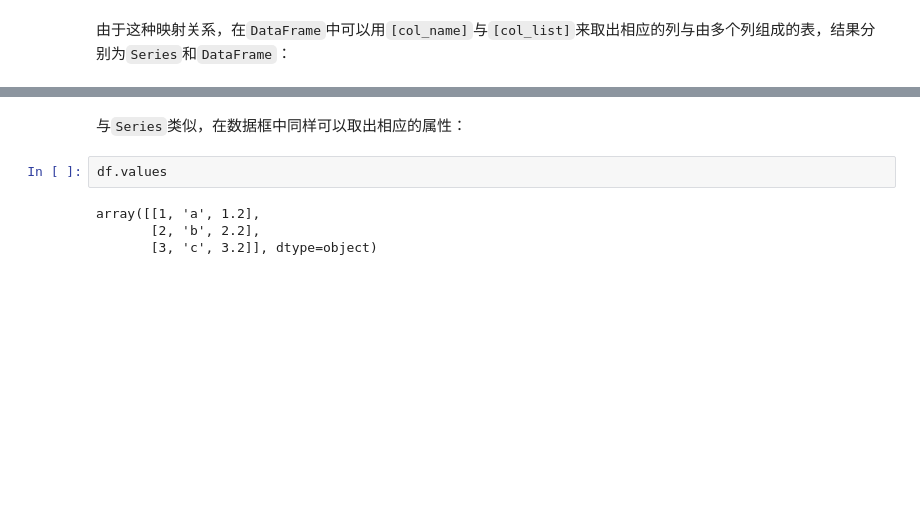
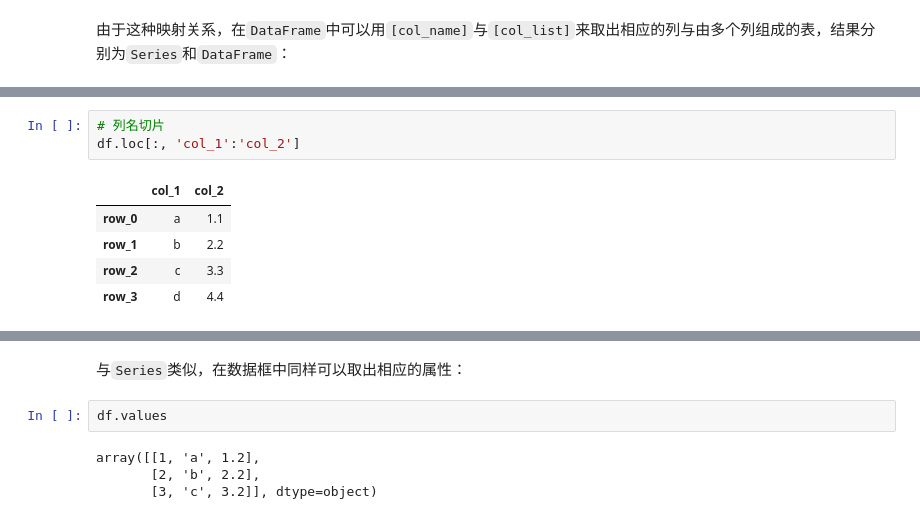
Before and after one commit to vcfriend/python-demo, a Jupyter notebook: pandas/joyful-pandas/notebook/第二章 pandas基础.ipynb, the cells around one changed output, grey strips where cells are left out. Drawn from its saved outputs; the diff is of its cells as text; blank space fills up the shorter version.

```diff
--- a/pandas/joyful-pandas/notebook/第二章 pandas基础.ipynb
+++ b/pandas/joyful-pandas/notebook/第二章 pandas基础.ipynb
@@ -268,0 +281,9 @@ df[['col_0', 'col_1']]
+# %%
+# 列名切片
+df.loc[:, 'col_1':'col_2']
+# %% [output]
+|  | col_1 | col_2 |
+| row_0 | a | 1.1 |
+| row_1 | b | 2.2 |
+| row_2 | c | 3.3 |
+| row_3 | d | 4.4 |
```
Also changed, not shown: parts of 32 cells of this notebook, 5 other files.
